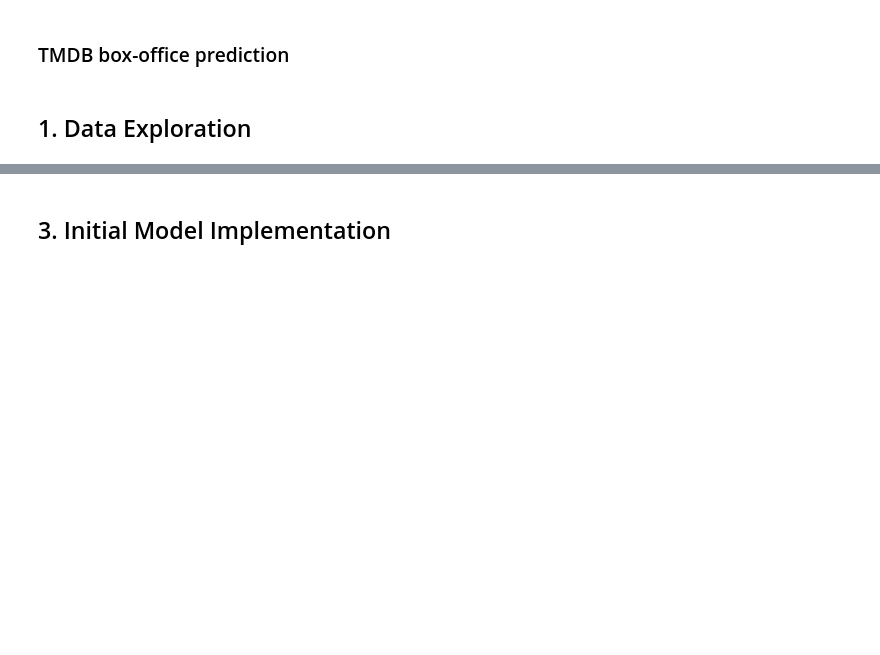
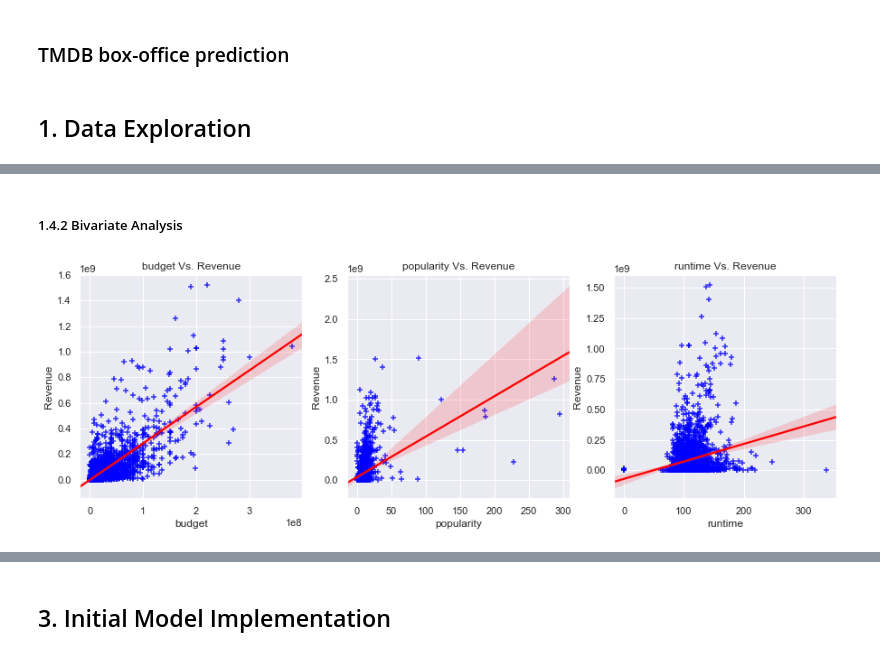
Before and after one commit to manish310/Machine-Learning-Capstone-Project, a Jupyter notebook: TMDB_Capstone.ipynb, the cells around one changed output, grey strips where cells are left out. Drawn from its saved outputs; the diff is of its cells as text; code cells hidden in the pictures; blank space fills up the shorter version.

```diff
--- a/TMDB_Capstone.ipynb
+++ b/TMDB_Capstone.ipynb
@@ -173,0 +258,15 @@ tmdb_train_df=tmdb_train.select_dtypes(exclude='object')
+# %% [markdown]
+##### 1.4.2 Bivariate Analysis
+# %%
+# Drawing scatterplots to see the correlation between the features and label variable
+columns=['budget','popularity','runtime']
+m=len(columns)
+plt.figure(figsize=(15,10))
+for i,col in enumerate(columns):
+    plt.subplot((m//3)+1,3,i+1)
+    sb.regplot(tmdb_train[col], tmdb_train.revenue, marker='+',scatter_kws={"color": "blue"}, line_kws={"color": "red"})
+    plt.title('%s Vs. Revenue' % col)
+    plt.xlabel(col)
+    plt.ylabel('Revenue')
+# %% [output]
+[figure, added]
```
Also changed, not shown: parts of 98 cells of this notebook.
